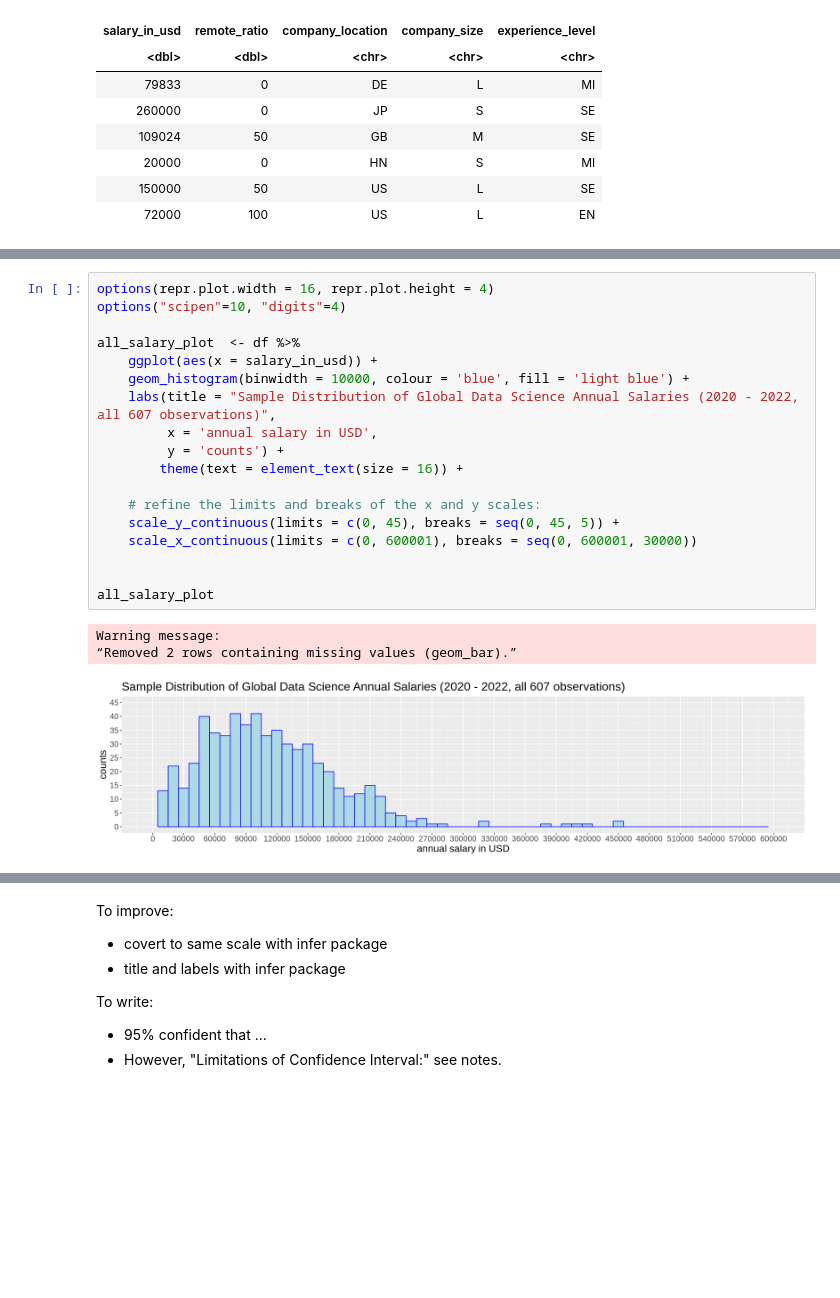
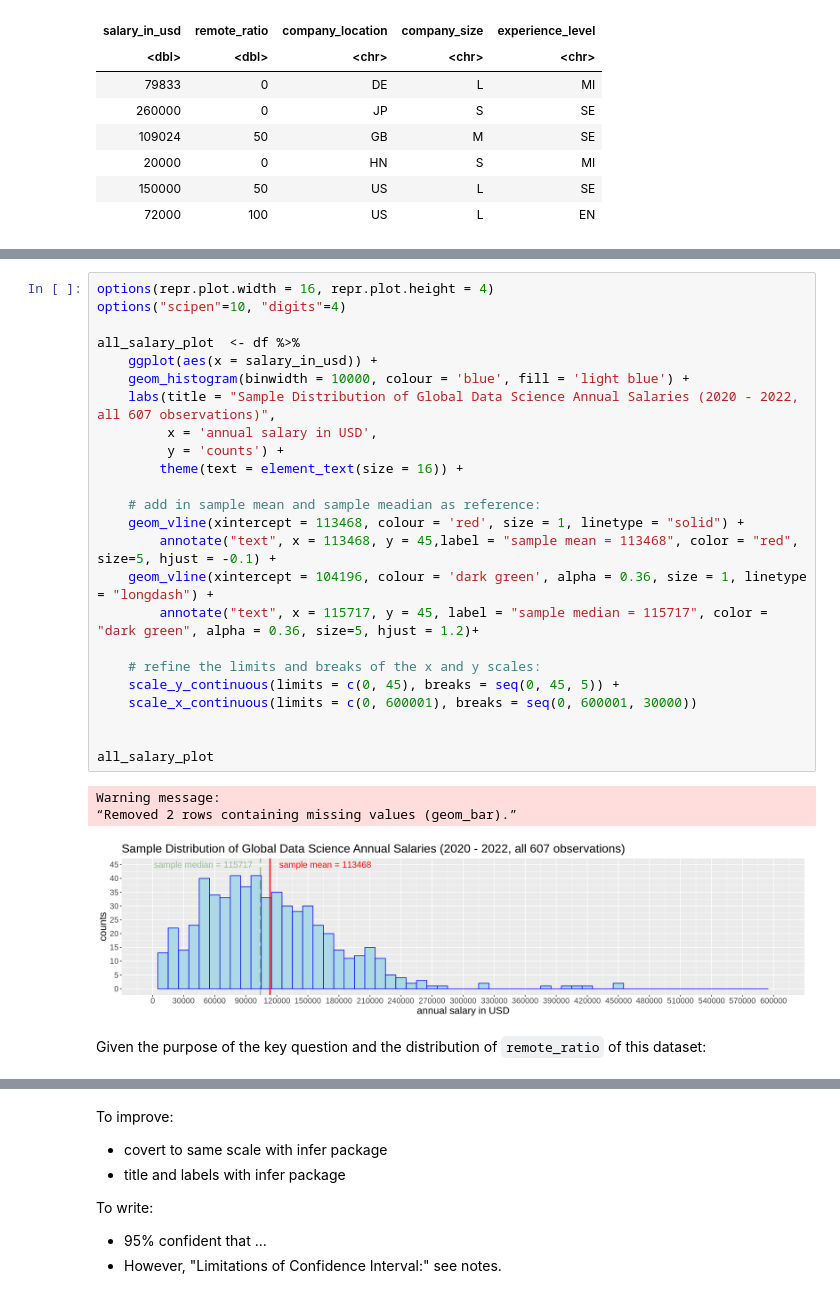
Before and after one commit to ludioludius/STAT201-Project, a Jupyter notebook: Final_Report_Draft.ipynb, the cells around one changed output, grey strips where cells are left out. Drawn from its saved outputs; the diff is of its cells as text; blank space fills up the shorter version.

```diff
--- a/Final_Report_Draft.ipynb
+++ b/Final_Report_Draft.ipynb
@@ -118,23 +131,31 @@ A tibble: 6 × 5
 # %%
 options(repr.plot.width = 16, repr.plot.height = 4)
 options("scipen"=10, "digits"=4)
 
 all_salary_plot  <- df %>%
     ggplot(aes(x = salary_in_usd)) +
     geom_histogram(binwidth = 10000, colour = 'blue', fill = 'light blue') +
     labs(title = "Sample Distribution of Global Data Science Annual Salaries (2020 - 2022, all 607 observations)",
          x = 'annual salary in USD',
          y = 'counts') +
         theme(text = element_text(size = 16)) +
 
+    # add in sample mean and sample meadian as reference:
+    geom_vline(xintercept = 113468, colour = 'red', size = 1, linetype = "solid") +
+        annotate("text", x = 113468, y = 45,label = "sample mean = 113468", color = "red", size=5, hjust = -0.1) +
+    geom_vline(xintercept = 104196, colour = 'dark green', alpha = 0.36, size = 1, linetype = "longdash") +
+        annotate("text", x = 115717, y = 45, label = "sample median = 115717", color = "dark green", alpha = 0.36, size=5, hjust = 1.2)+
+
     # refine the limits and breaks of the x and y scales:
     scale_y_continuous(limits = c(0, 45), breaks = seq(0, 45, 5)) +
     scale_x_continuous(limits = c(0, 600001), breaks = seq(0, 600001, 30000))
 
 
 all_salary_plot
 # %% [output]
 Warning message:
 “Removed 2 rows containing missing values (geom_bar).”
-[figure, old version]
+[figure, new version]
+# %% [markdown]
+Given the purpose of the key question and the distribution of `remote_ratio` of this dataset:
 # %%
```
Also changed, not shown: parts of 19 cells of this notebook.
